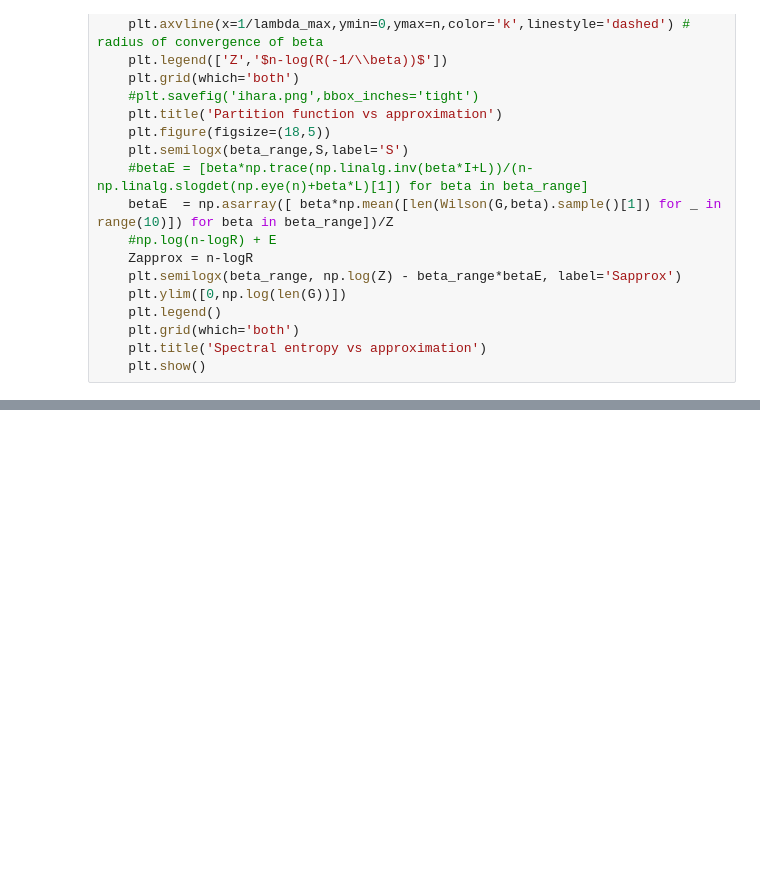
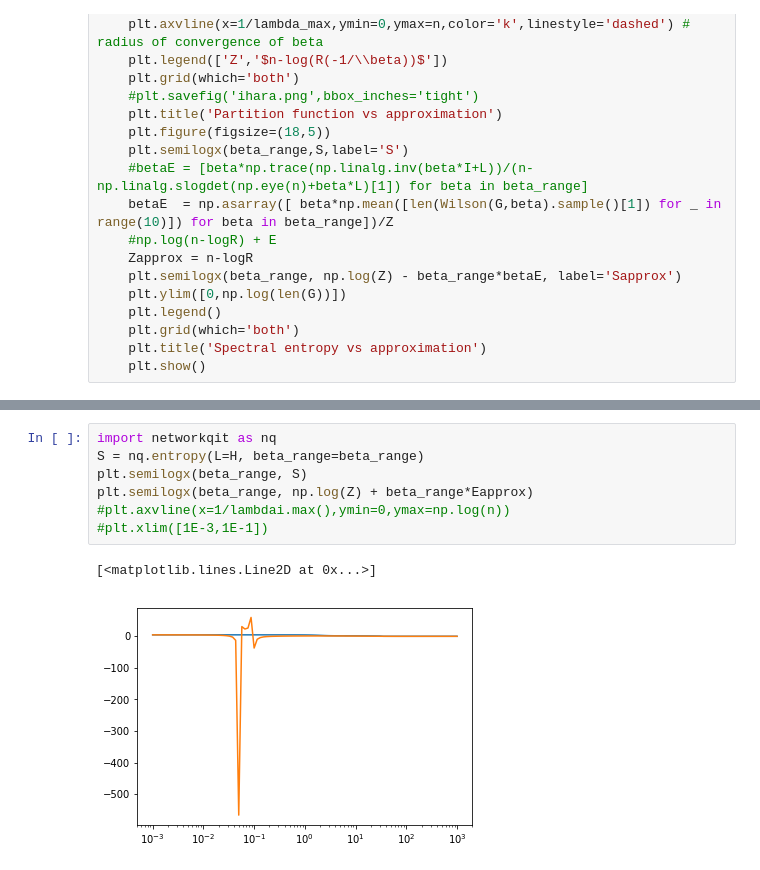
Before and after one commit to CarloNicolini/wilson, a Jupyter notebook: experiment_wilson.ipynb, the cells around one changed output, grey strips where cells are left out. Cells and saved outputs as stored; diff of their text form; blank space fills up the shorter version.

```diff
--- a/experiment_wilson.ipynb
+++ b/experiment_wilson.ipynb
@@ -247,0 +241,10 @@ np.trace(nx.normalized_laplacian_matrix(G).toarray())
+# %%
+import networkqit as nq
+S = nq.entropy(L=H, beta_range=beta_range)
+plt.semilogx(beta_range, S)
+plt.semilogx(beta_range, np.log(Z) + beta_range*Eapprox)
+#plt.axvline(x=1/lambdai.max(),ymin=0,ymax=np.log(n))
+#plt.xlim([1E-3,1E-1])
+# %% [output]
+[<matplotlib.lines.Line2D at 0x...>]
+[figure, added]
```
Also changed, not shown: parts of 25 cells of this notebook.
